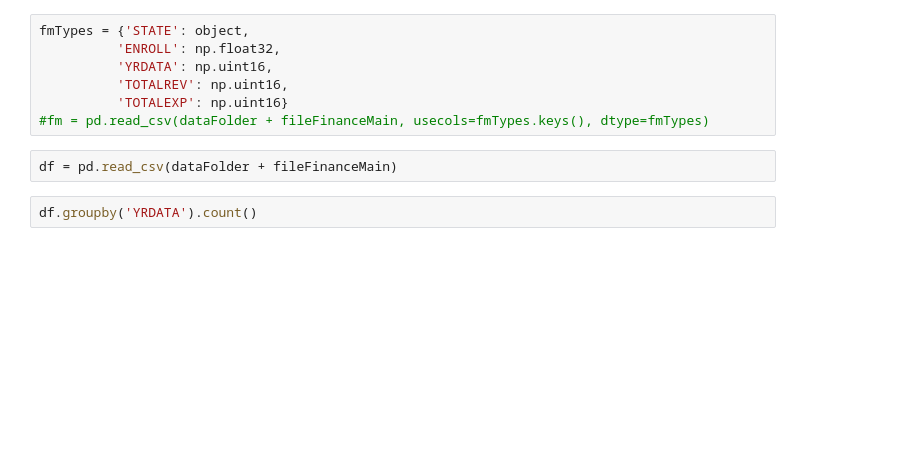
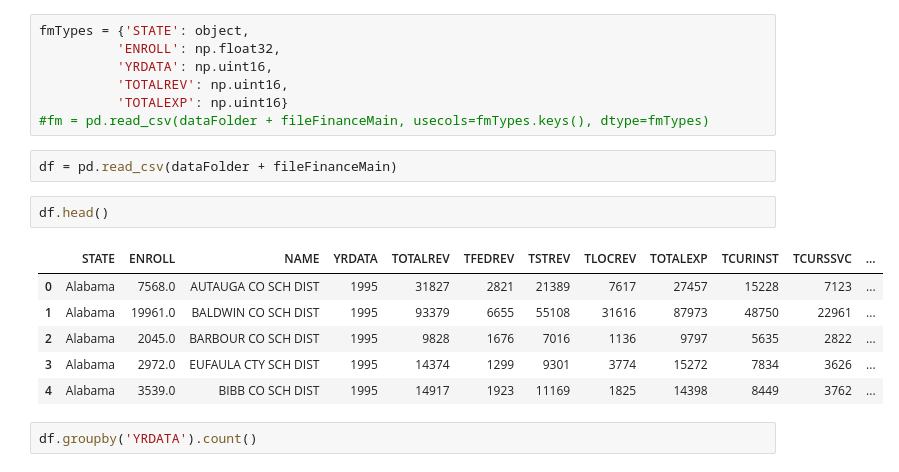
Before and after one commit to SuperYuLu/USEduFinanceML, a Jupyter notebook: DataExploration .ipynb, the cells around one changed output. Cells and saved outputs as stored; diff of their text form; blank space fills up the shorter version.

```diff
--- a/DataExploration .ipynb
+++ b/DataExploration .ipynb
@@ -26,6 +26,15 @@ fmTypes = {'STATE': object,
 #fm = pd.read_csv(dataFolder + fileFinanceMain, usecols=fmTypes.keys(), dtype=fmTypes)
 # %%
 df = pd.read_csv(dataFolder + fileFinanceMain)
+# %%
+df.head()
+# %% [output]
+|  | STATE | ENROLL | NAME | YRDATA | TOTALREV | TFEDREV | TSTREV | TLOCREV | TOTALEXP | TCURINST | TCURSSVC | ... |
+| 0 | Alabama | 7568.0 | AUTAUGA CO SCH DIST | 1995 | 31827 | 2821 | 21389 | 7617 | 27457 | 15228 | 7123 | ... |
+| 1 | Alabama | 19961.0 | BALDWIN CO SCH DIST | 1995 | 93379 | 6655 | 55108 | 31616 | 87973 | 48750 | 22961 | ... |
+| 2 | Alabama | 2045.0 | BARBOUR CO SCH DIST | 1995 | 9828 | 1676 | 7016 | 1136 | 9797 | 5635 | 2822 | ... |
+| 3 | Alabama | 2972.0 | EUFAULA CTY SCH DIST | 1995 | 14374 | 1299 | 9301 | 3774 | 15272 | 7834 | 3626 | ... |
+| 4 | Alabama | 3539.0 | BIBB CO SCH DIST | 1995 | 14917 | 1923 | 11169 | 1825 | 14398 | 8449 | 3762 | ... |
 # %%
 df.groupby('YRDATA').count()
 # %% [output]
```
Also changed, not shown: parts of 5 cells of this notebook, 5 other files.
